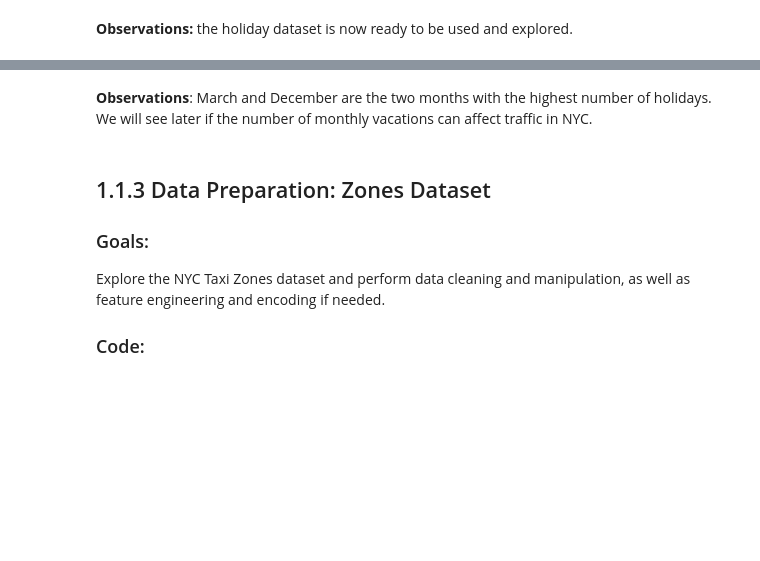
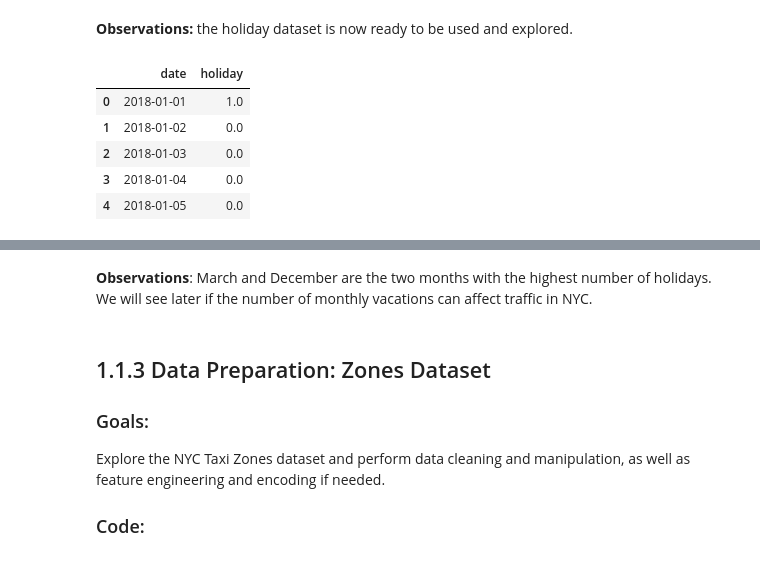
Before and after one commit to strickert/EPFL_ML, a Jupyter notebook: 01-data_preparation_I.ipynb, the cells around one changed output, grey strips where cells are left out. Cells and saved outputs as stored; diff of their text form; code cells hidden in the pictures; blank space fills up the shorter version.

```diff
--- a/01-data_preparation_I.ipynb
+++ b/01-data_preparation_I.ipynb
@@ -501,22 +627,35 @@ holidays_df.head()
 **Observations:** the holiday dataset is now ready to be used and explored.
 # %%
 # Generate dates from the 1st of January to the 31st of December 2018
-date_range = pd.date_range(start='2018-01-01', end='2018-12-31')
+date_range = pd.date_range(start="2018-01-01", end="2018-12-31")
 
 # Create an empty data frame containin the dates
-year_holidays_df = pd.DataFrame({'date':date_range})
+year_holidays_df = pd.DataFrame({"date": date_range})
 
 # Merge the year holidays data frame with the holiday one
-year_holidays_df = year_holidays_df.merge(holidays_df,  how='left', left_on='date', right_on='holiday_date', suffixes=(None, None))
+year_holidays_df = year_holidays_df.merge(
+    holidays_df,
+    how="left",
+    left_on="date",
+    right_on="holiday_date",
+    suffixes=(None, None),
+)
 
 # Discard uncessary columns
-year_holidays_df = year_holidays_df[['date', 'holiday']]
+year_holidays_df = year_holidays_df[["date", "holiday"]]
 
 # Fill NaN from the holiday column with zeros
 year_holidays_df = year_holidays_df.fillna(0)
 
 # Display the first five rows of the data frame
 year_holidays_df.head()
+# %% [output]
+|  | date | holiday |
+| 0 | 2018-01-01 | 1.0 |
+| 1 | 2018-01-02 | 0.0 |
+| 2 | 2018-01-03 | 0.0 |
+| 3 | 2018-01-04 | 0.0 |
+| 4 | 2018-01-05 | 0.0 |
 # %%
 # Compute the sum of monthly holidays
 year_holidays_df_gp = year_holidays_df.groupby(pd.Grouper(key='date', freq='M')).sum().reset_index()
```
Also changed, not shown: parts of 27 cells of this notebook, 2 other files.
